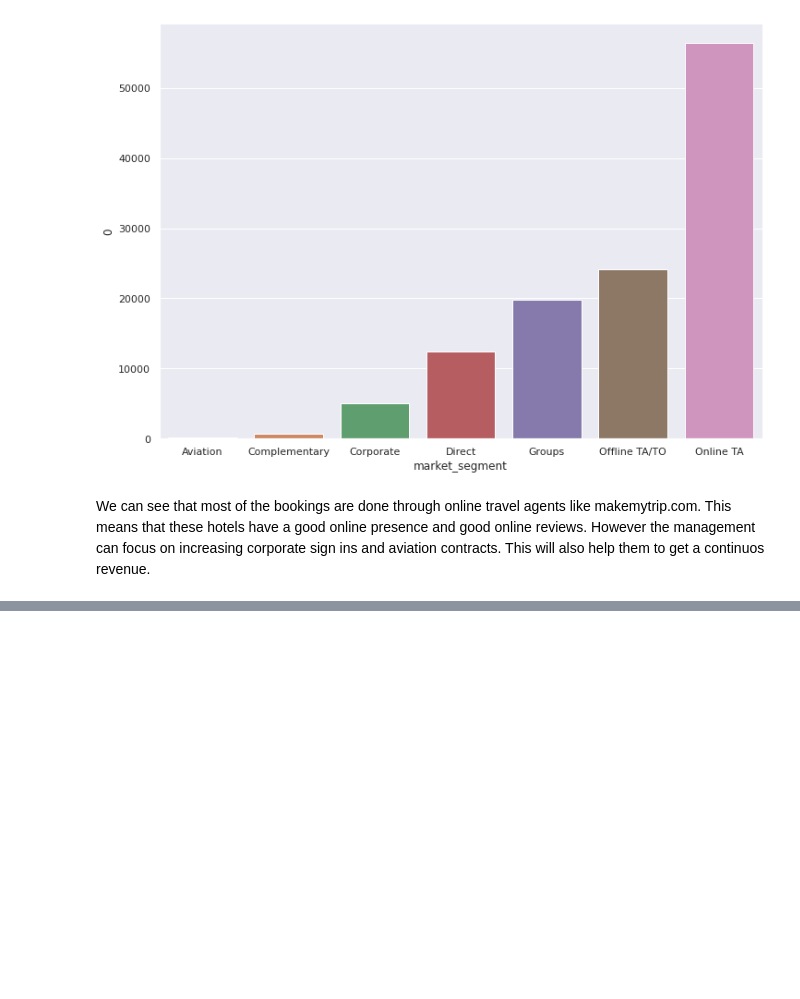
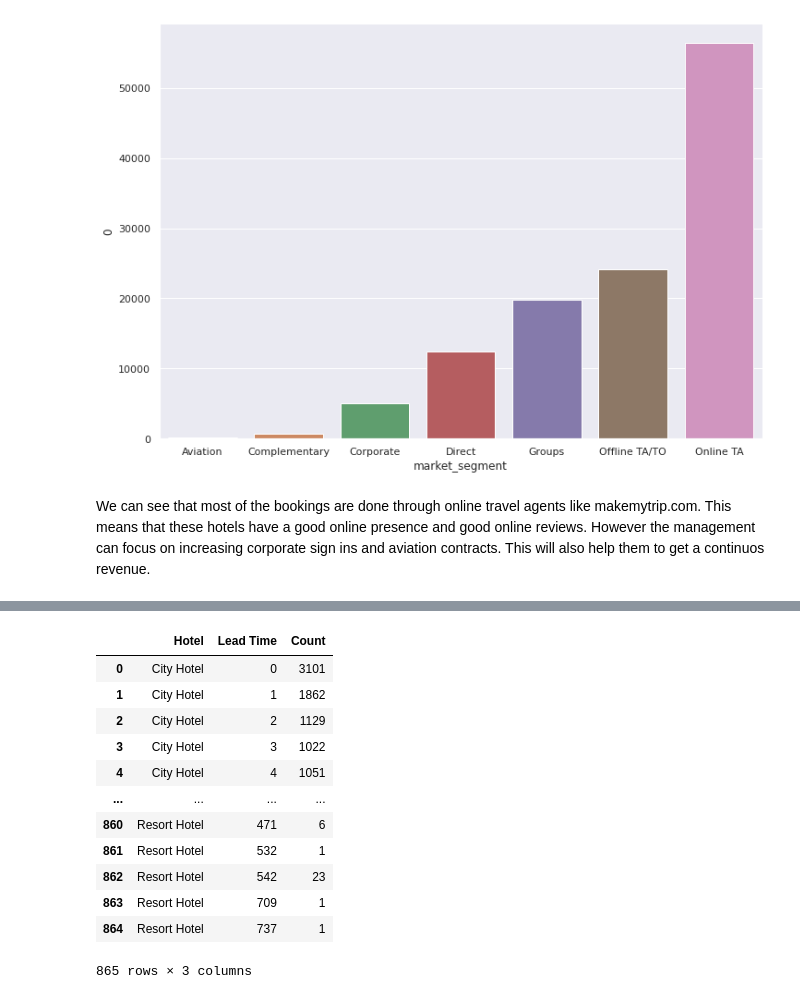
Before and after one commit to manm0han/hotel-booking-eda, a Jupyter notebook: Manmohan_Madhu_Hotel_Booking_Analysis_Capstone_Project.ipynb, the cells around one changed output, grey strips where cells are left out. Drawn from its saved outputs; the diff is of its cells as text; code cells hidden in the pictures; blank space fills up the shorter version.

```diff
--- a/Manmohan_Madhu_Hotel_Booking_Analysis_Capstone_Project.ipynb
+++ b/Manmohan_Madhu_Hotel_Booking_Analysis_Capstone_Project.ipynb
@@ -388,0 +443,18 @@ We can see that most of the bookings are done through online travel agents like
+# %%
+lead_time_df = pd.DataFrame(data = group_lead_time)
+lead_time_df.rename(columns = {'hotel' : 'Hotel', 'lead_time' : 'Lead Time', 'size' : 'Count'}, inplace = True)
+lead_time_df
+# %% [output]
+|  | Hotel | Lead Time | Count |
+| 0 | City Hotel | 0 | 3101 |
+| 1 | City Hotel | 1 | 1862 |
+| 2 | City Hotel | 2 | 1129 |
+| 3 | City Hotel | 3 | 1022 |
+| 4 | City Hotel | 4 | 1051 |
+| ... | ... | ... | ... |
+| 860 | Resort Hotel | 471 | 6 |
+| 861 | Resort Hotel | 532 | 1 |
+| 862 | Resort Hotel | 542 | 23 |
+| 863 | Resort Hotel | 709 | 1 |
+| 864 | Resort Hotel | 737 | 1 |
+865 rows × 3 columns
```
Also changed, not shown: parts of 14 cells of this notebook.
